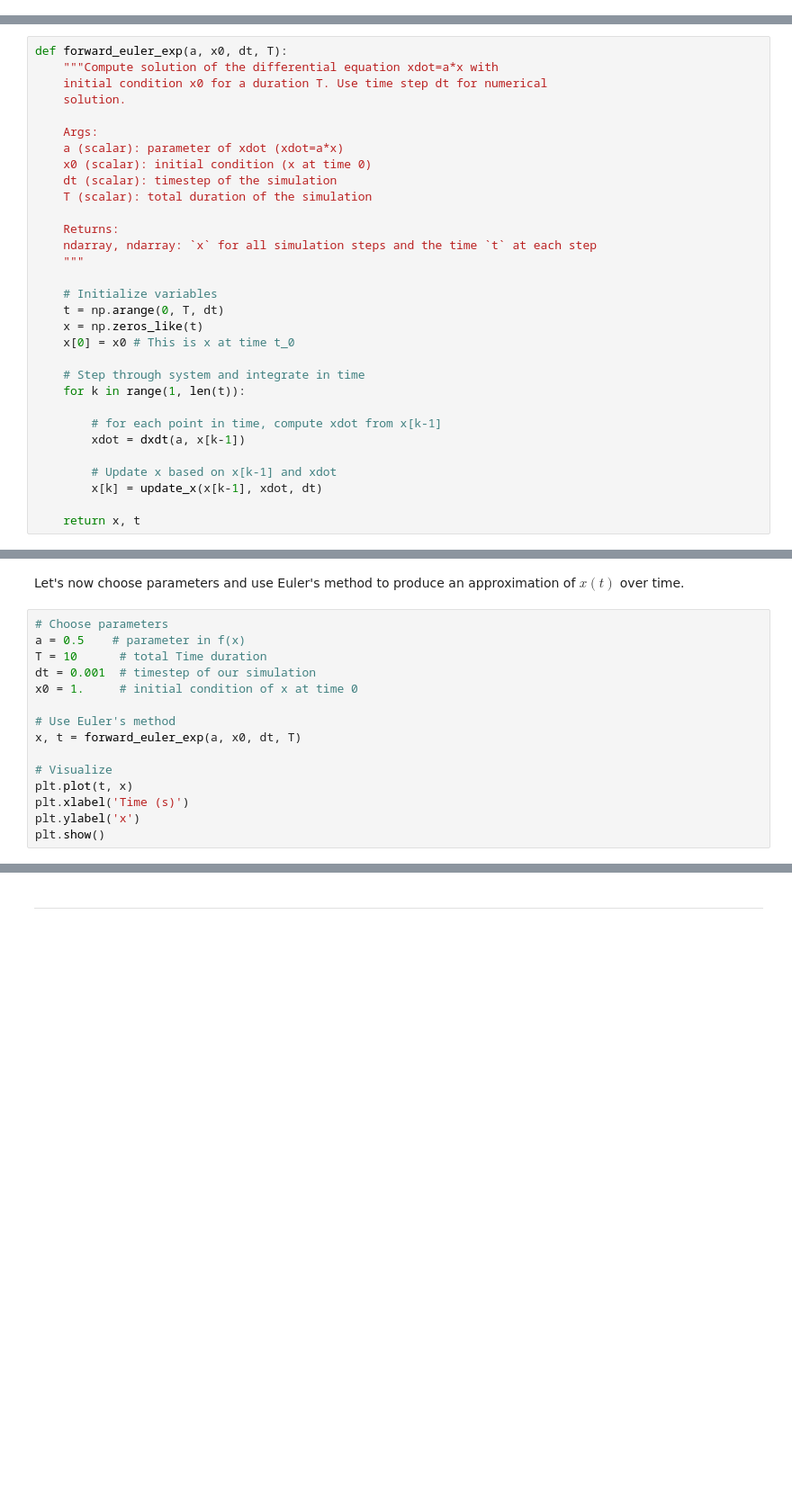
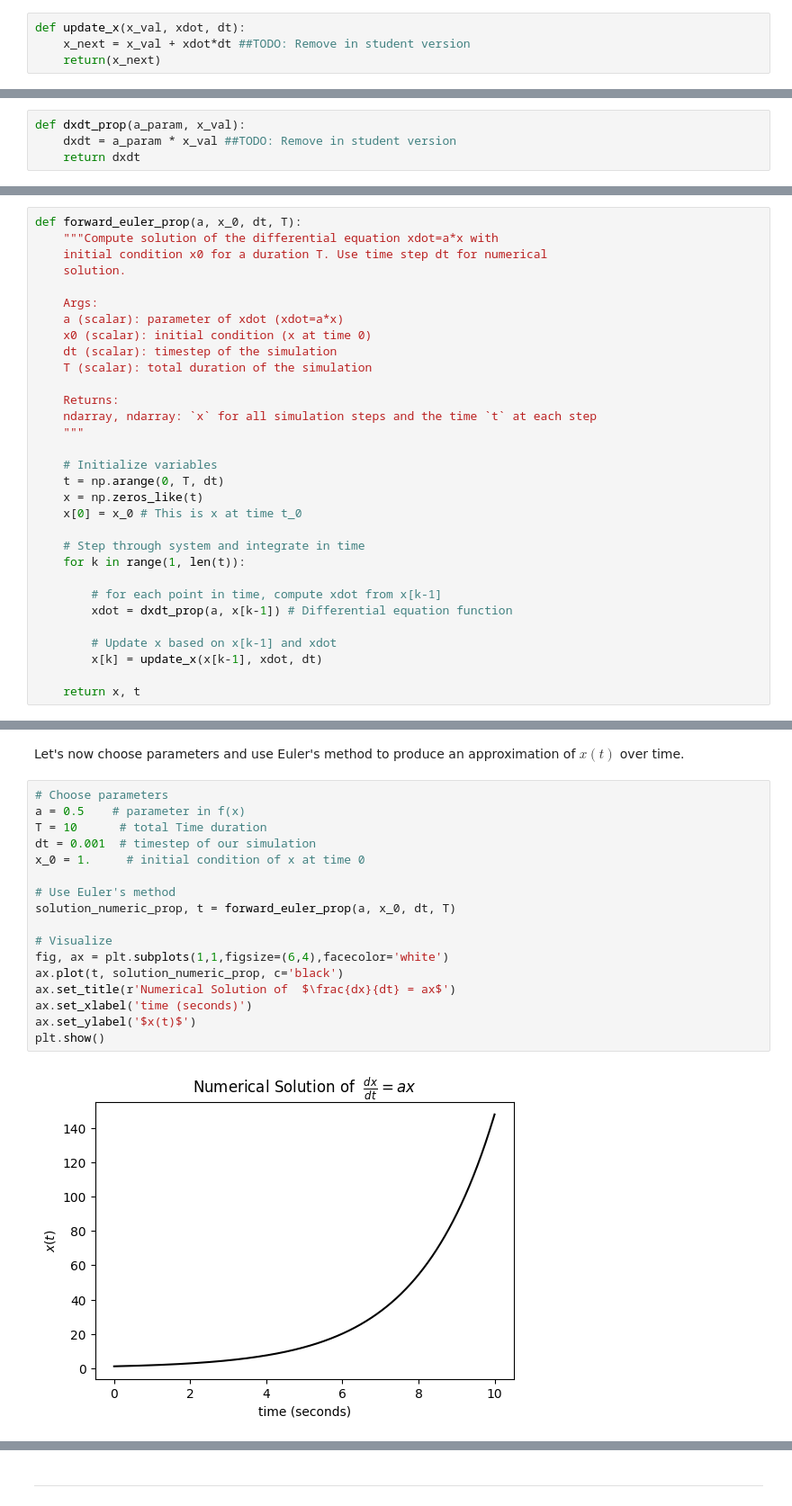
Before and after one commit to ilennaj/neuron_model_tutorial, a Jupyter notebook: notebooks/01_ode_tutorial.ipynb, the cells around one changed output, grey strips where cells are left out. Shown at 90% size. Drawn from its saved outputs; the diff is of its cells as text; blank space fills up the shorter version.

```diff
--- a/notebooks/01_ode_tutorial.ipynb
+++ b/notebooks/01_ode_tutorial.ipynb
@@ -231,0 +328,4 @@ As you can see, $\dot{x}(t_i-1)$ is the change in $x$ during the previous time s
+# %%
+def update_x(x_val, xdot, dt):
+    x_next = x_val + xdot*dt ##TODO: Remove in student version
+    return(x_next)
@@ -232 +334,5 @@ As you can see, $\dot{x}(t_i-1)$ is the change in $x$ during the previous time s
+# %%
+def dxdt_prop(a_param, x_val):
+    dxdt = a_param * x_val ##TODO: Remove in student version
+    return dxdt
 # %% [markdown]
@@ -234,5 +342,5 @@ Below, let us define a forward euler integration function. Read each comment in
 # %%
-def forward_euler_exp(a, x0, dt, T):
+def forward_euler_prop(a, x_0, dt, T):
     """Compute solution of the differential equation xdot=a*x with
     initial condition x0 for a duration T. Use time step dt for numerical
     solution.
@@ -250,13 +358,13 @@ def forward_euler_exp(a, x0, dt, T):
     # Initialize variables
     t = np.arange(0, T, dt)
     x = np.zeros_like(t)
-    x[0] = x0 # This is x at time t_0
+    x[0] = x_0 # This is x at time t_0
 
     # Step through system and integrate in time
     for k in range(1, len(t)):
 
         # for each point in time, compute xdot from x[k-1]
-        xdot = dxdt(a, x[k-1])
+        xdot = dxdt_prop(a, x[k-1]) # Differential equation function
 
         # Update x based on x[k-1] and xdot
         x[k] = update_x(x[k-1], xdot, dt)
@@ -275,16 +375,20 @@ Let's now choose parameters and use Euler's method to produce an approximation o
 # %%
 # Choose parameters
 a = 0.5    # parameter in f(x)
 T = 10      # total Time duration
 dt = 0.001  # timestep of our simulation
-x0 = 1.     # initial condition of x at time 0
+x_0 = 1.     # initial condition of x at time 0
 
 # Use Euler's method
-x, t = forward_euler_exp(a, x0, dt, T)
+solution_numeric_prop, t = forward_euler_prop(a, x_0, dt, T)
 
 # Visualize
-plt.plot(t, x)
-plt.xlabel('Time (s)')
-plt.ylabel('x')
+fig, ax = plt.subplots(1,1,figsize=(6,4),facecolor='white')
+ax.plot(t, solution_numeric_prop, c='black')
+ax.set_title(r'Numerical Solution of  $\frac{dx}{dt} = ax$')
+ax.set_xlabel('time (seconds)')
+ax.set_ylabel('$x(t)$')
 plt.show()
+# %% [output]
+[figure, added]
 # %% [markdown]
```
Also changed, not shown: parts of 40 cells of this notebook, 1 other file.
